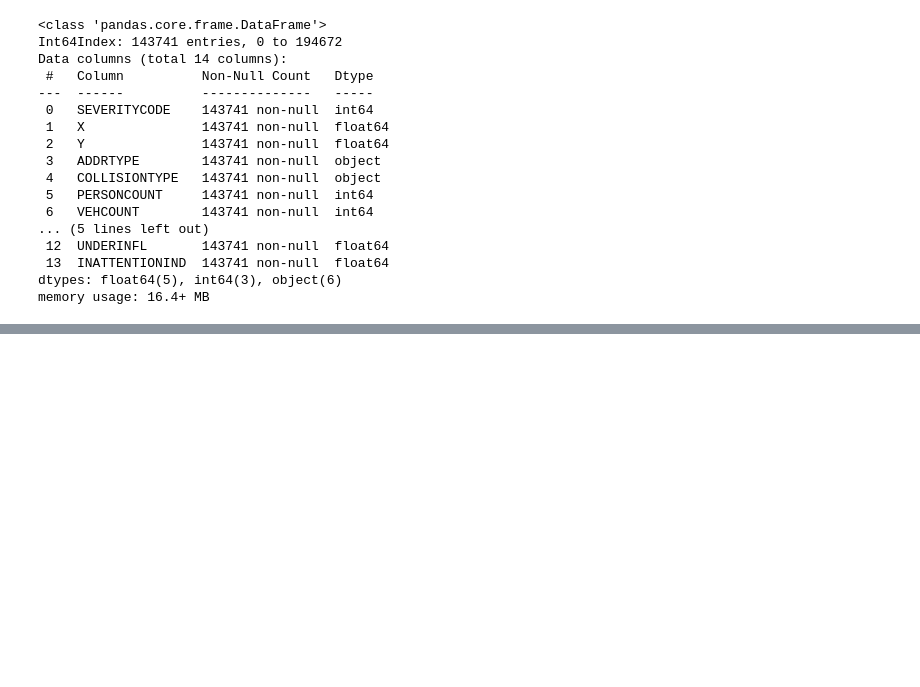
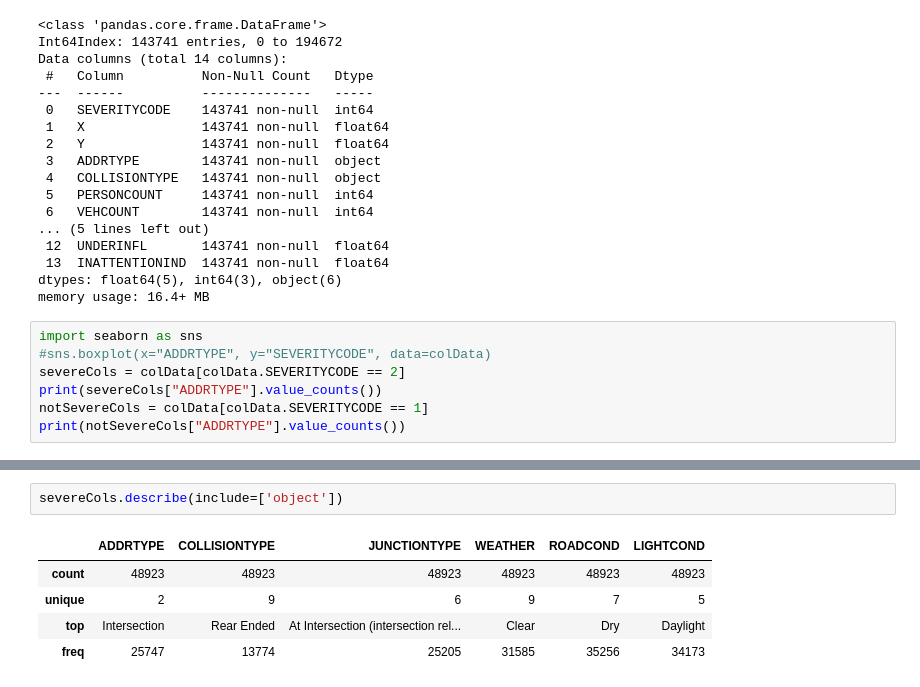
Before and after one commit to augustodn/Coursera_Capstone, a Jupyter notebook: DS-Coursera-Capstone.ipynb, the cells around one changed output, grey strips where cells are left out. Drawn from its saved outputs; the diff is of its cells as text; blank space fills up the shorter version.

```diff
--- a/DS-Coursera-Capstone.ipynb
+++ b/DS-Coursera-Capstone.ipynb
@@ -287,3 +272,10 @@ Data columns (total 14 columns):
  13  INATTENTIONIND  143741 non-null  float64
 dtypes: float64(5), int64(3), object(6)
 memory usage: 16.4+ MB
+# %%
+import seaborn as sns
+#sns.boxplot(x="ADDRTYPE", y="SEVERITYCODE", data=colData)
+severeCols = colData[colData.SEVERITYCODE == 2]
+print(severeCols["ADDRTYPE"].value_counts())
+notSevereCols = colData[colData.SEVERITYCODE == 1]
+print(notSevereCols["ADDRTYPE"].value_counts())
@@ -289,0 +331,8 @@ memory usage: 16.4+ MB
+# %%
+severeCols.describe(include=['object'])
+# %% [output]
+|  | ADDRTYPE | COLLISIONTYPE | JUNCTIONTYPE | WEATHER | ROADCOND | LIGHTCOND |
+| count | 48923 | 48923 | 48923 | 48923 | 48923 | 48923 |
+| unique | 2 | 9 | 6 | 9 | 7 | 5 |
+| top | Intersection | Rear Ended | At Intersection (intersection rel... | Clear | Dry | Daylight |
+| freq | 25747 | 13774 | 25205 | 31585 | 35256 | 34173 |
```
Also changed, not shown: parts of 17 cells of this notebook.
